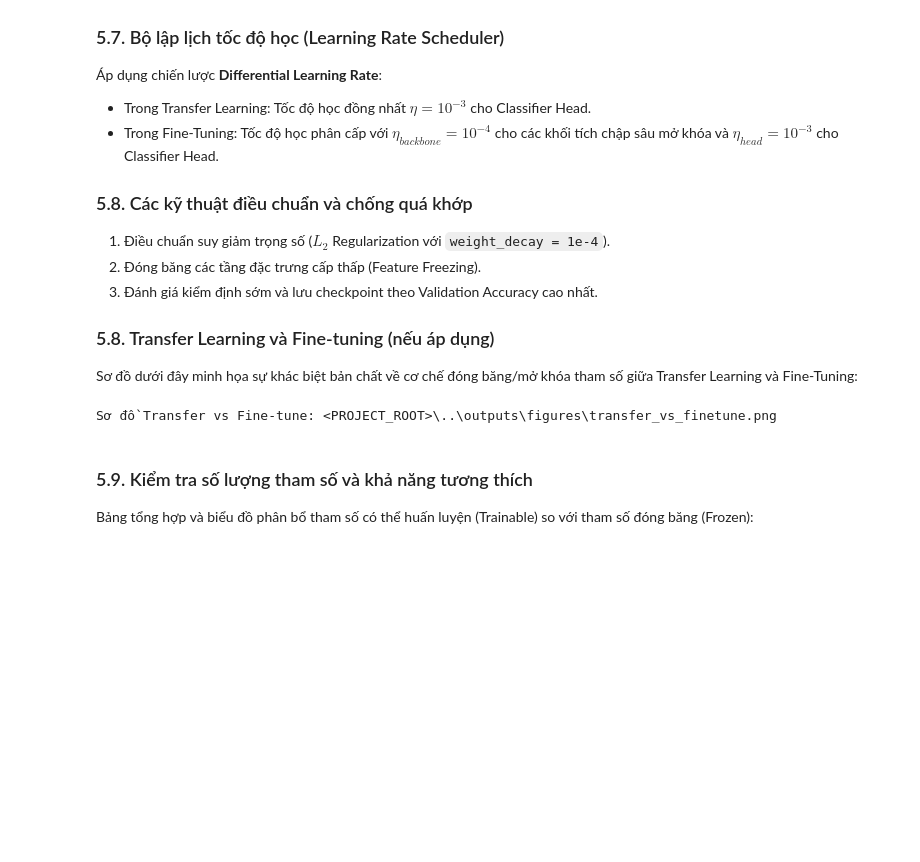
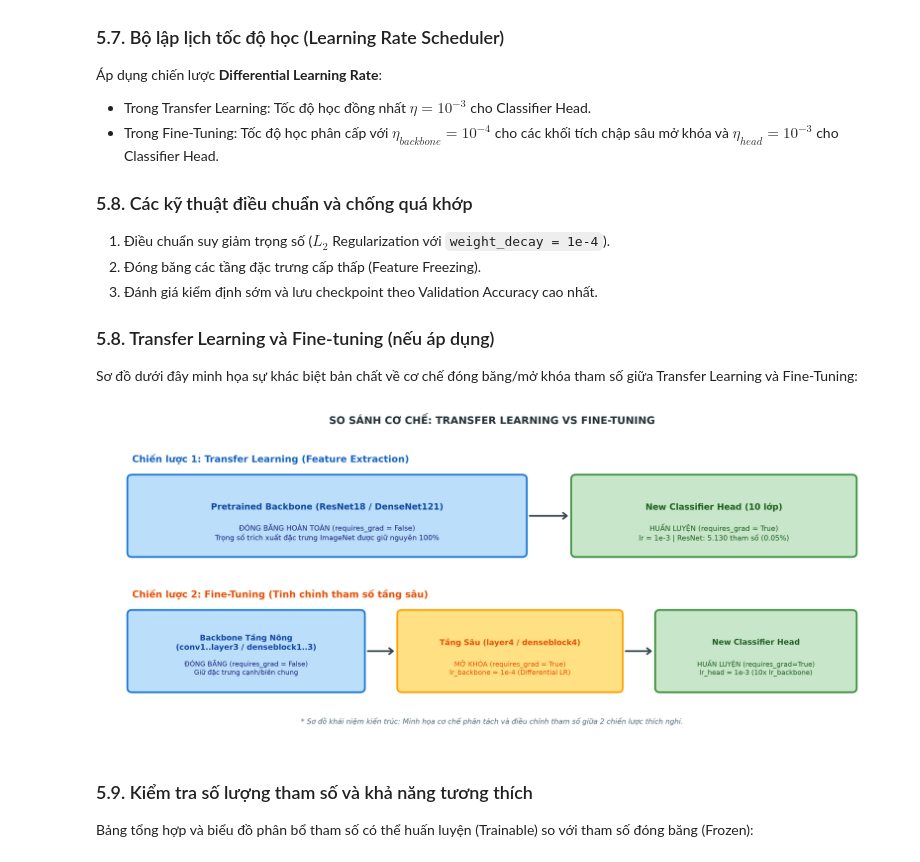
Before and after one commit to khanhlinh616/DL_Lab2_Nhom1, a Jupyter notebook: notebooks/Lab2_Practice2_Main.ipynb, the cells around one changed output. Cells and saved outputs as stored; diff of their text form; code cells hidden in the pictures; blank space fills up the shorter version.

```diff
--- a/notebooks/Lab2_Practice2_Main.ipynb
+++ b/notebooks/Lab2_Practice2_Main.ipynb
@@ -629,13 +641,17 @@ Sử dụng thuật toán **Adam** với các hệ số mô-men mặc định $\
 ### 5.8. Transfer Learning và Fine-tuning (nếu áp dụng)
 Sơ đồ dưới đây minh họa sự khác biệt bản chất về cơ chế đóng băng/mở khóa tham số giữa Transfer Learning và Fine-Tuning:
 # %%
-xfer_fig = os.path.join(os.path.abspath(''), '..', 'outputs', 'figures', 'transfer_vs_finetune.png')
+xfer_candidates = [
+    os.path.join('outputs', 'figures', 'transfer_vs_finetune.png'),
+    os.path.join('..', 'outputs', 'figures', 'transfer_vs_finetune.png'),
+]
+xfer_fig = next((p for p in xfer_candidates if os.path.exists(p)), xfer_candidates[0])
 if os.path.exists(xfer_fig):
     display(Image(filename=xfer_fig, width=850))
 else:
-    print(f"Sơ đồ Transfer vs Fine-tune: {xfer_fig}")
+    print(f'Sơ đồ Transfer vs Fine-tune: {xfer_fig}')
 # %% [output]
-Sơ đồ Transfer vs Fine-tune: <PROJECT_ROOT>\..\outputs\figures\transfer_vs_finetune.png
+[figure, added]
 # %% [markdown]
 ### 5.9. Kiểm tra số lượng tham số và khả năng tương thích
 Bảng tổng hợp và biểu đồ phân bổ tham số có thể huấn luyện (Trainable) so với tham số đóng băng (Frozen):
```
Also changed, not shown: parts of 9 cells of this notebook, 2 other files.
